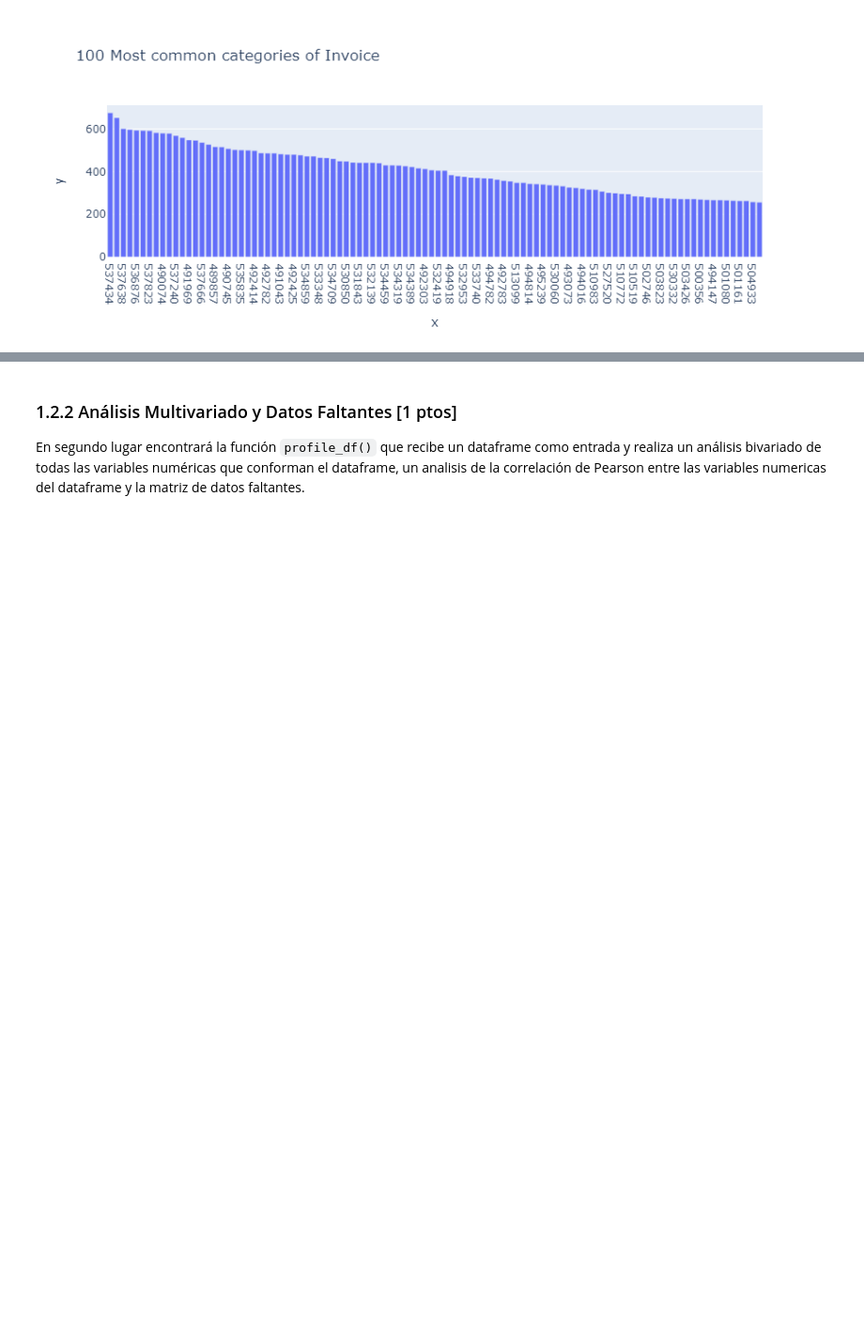
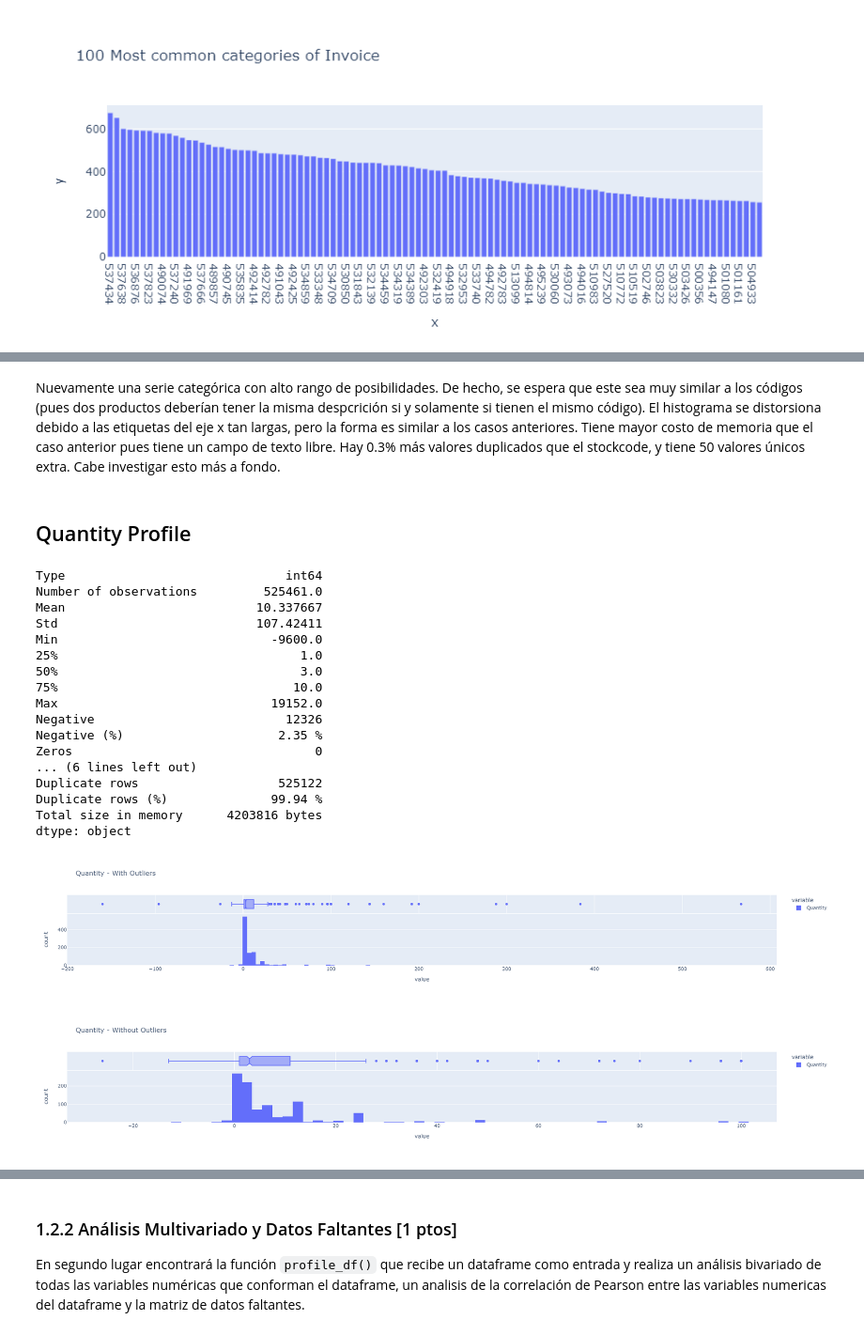
Before and after one commit to johnny-godoy/laboratorios-mds, a Jupyter notebook: lab 5/laboratorio_5.ipynb, the cells around one changed output, grey strips where cells are left out. Shown at 94% size. Drawn from its saved outputs; the diff is of its cells as text; code cells hidden in the pictures; blank space fills up the shorter version.

```diff
--- a/lab 5/laboratorio_5.ipynb
+++ b/lab 5/laboratorio_5.ipynb
@@ -306,0 +309,27 @@ df_retail
+# %% [markdown]
+Nuevamente una serie categórica con alto rango de posibilidades. De hecho, se espera que este sea muy similar a los códigos (pues dos productos deberían tener la misma despcrición si y solamente si tienen el mismo código).
+El histograma se distorsiona debido a las etiquetas del eje x tan largas, pero la forma es similar a los casos anteriores. Tiene mayor costo de memoria que el caso anterior pues tiene un campo de texto libre.
+Hay 0.3% más valores duplicados que el stockcode, y tiene 50 valores únicos extra. Cabe investigar esto más a fondo.
+# %%
+profile_serie(df_retail.Quantity)
+# %% [output]
+## Quantity Profile
+Type                              int64
+Number of observations         525461.0
+Mean                          10.337667
+Std                           107.42411
+Min                             -9600.0
+25%                                 1.0
+50%                                 3.0
+75%                                10.0
+Max                             19152.0
+Negative                          12326
+Negative (%)                     2.35 %
+Zeros                                 0
+... (6 lines left out)
+Duplicate rows                   525122
+Duplicate rows (%)              99.94 %
+Total size in memory      4203816 bytes
+dtype: object
+[figure, added]
+[figure, added]
```
Also changed, not shown: parts of 34 cells of this notebook.
